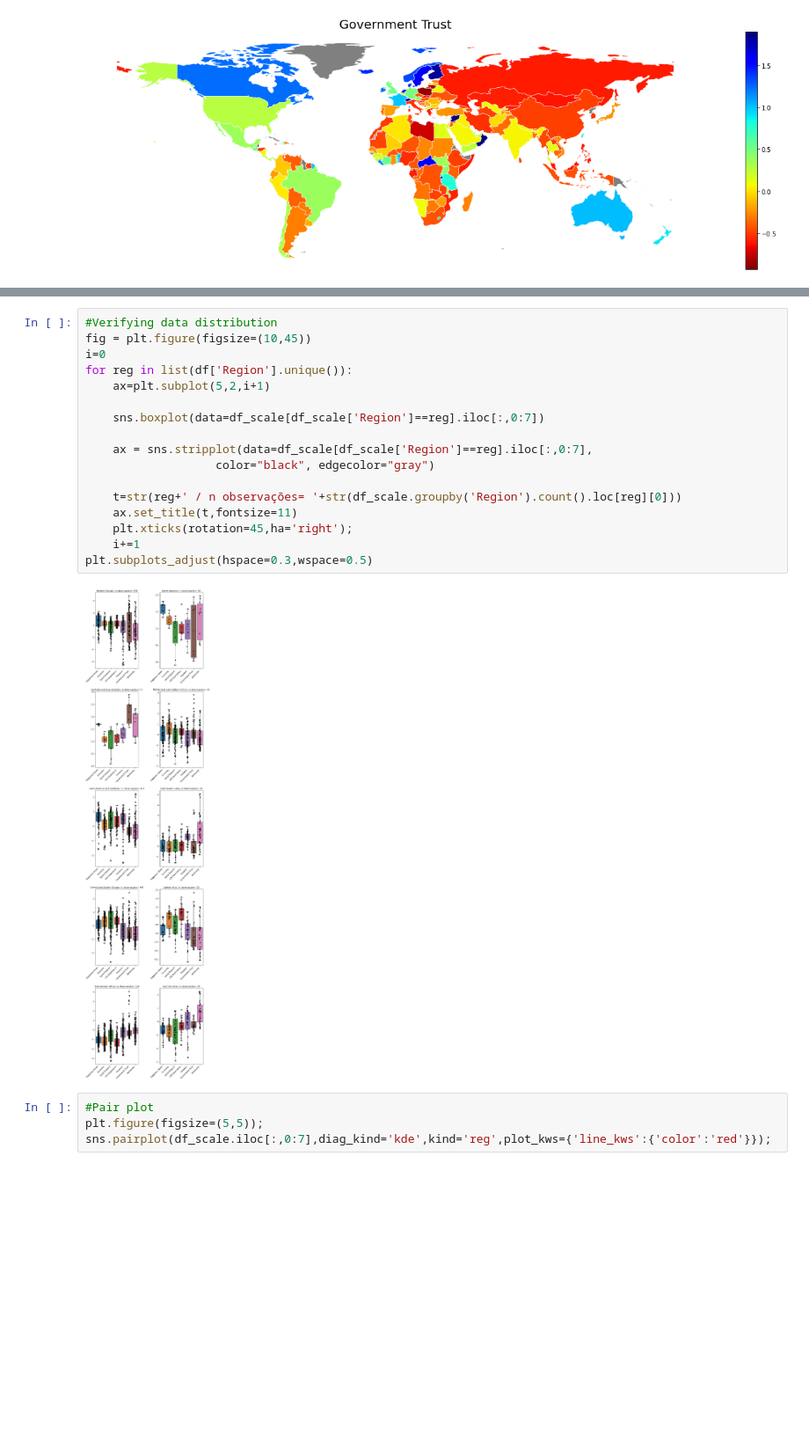
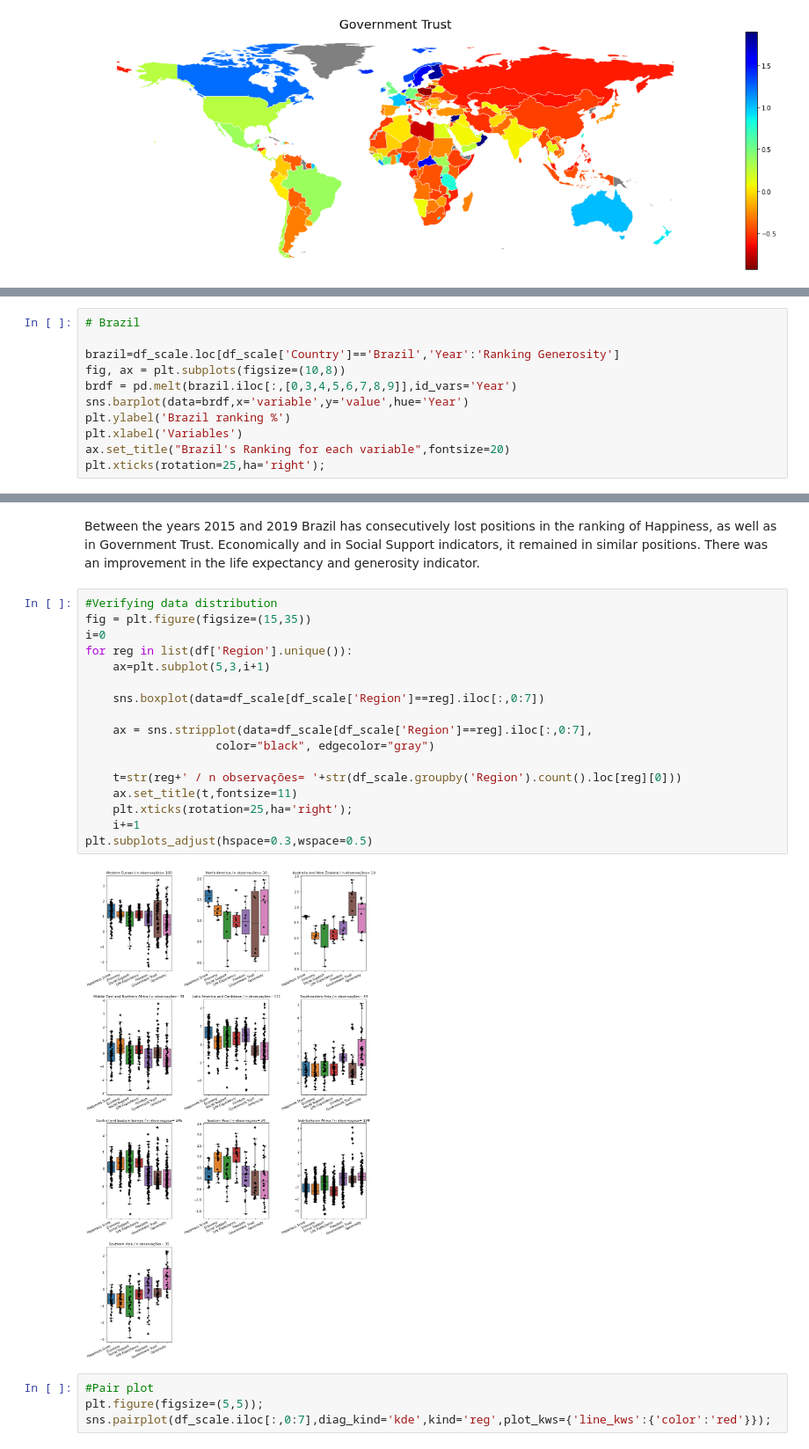
Before and after one commit to leokobi/World-Happiness-Analysis, a Jupyter notebook: Analise Felicidade Mundo.ipynb, the cells around one changed output, grey strips where cells are left out. Shown at 88% size. Saved outputs shown, nothing was run; the diff lists cells and outputs as text; blank space fills up the shorter version.

```diff
--- a/Analise Felicidade Mundo.ipynb
+++ b/Analise Felicidade Mundo.ipynb
@@ -372,0 +416,11 @@ sns.boxplot(data=df_scale.iloc[:,0:7])
+# %%
+# Brazil
+
+brazil=df_scale.loc[df_scale['Country']=='Brazil','Year':'Ranking Generosity']
+fig, ax = plt.subplots(figsize=(10,8))
+brdf = pd.melt(brazil.iloc[:,[0,3,4,5,6,7,8,9]],id_vars='Year')
+sns.barplot(data=brdf,x='variable',y='value',hue='Year')
+plt.ylabel('Brazil ranking %')
+plt.xlabel('Variables')
+ax.set_title("Brazil's Ranking for each variable",fontsize=20)
+plt.xticks(rotation=25,ha='right');
@@ -373,22 +429,24 @@ sns.boxplot(data=df_scale.iloc[:,0:7])
+# %% [markdown]
+Between the years 2015 and 2019 Brazil has consecutively lost positions in the ranking of Happiness, as well as in Government Trust. Economically and in Social Support indicators, it remained in similar positions. There was an improvement in the life expectancy and generosity indicator.
 # %%
 #Verifying data distribution
-fig = plt.figure(figsize=(10,45))
+fig = plt.figure(figsize=(15,35))
 i=0
 for reg in list(df['Region'].unique()):
-    ax=plt.subplot(5,2,i+1)
+    ax=plt.subplot(5,3,i+1)
 
     sns.boxplot(data=df_scale[df_scale['Region']==reg].iloc[:,0:7])
 
     ax = sns.stripplot(data=df_scale[df_scale['Region']==reg].iloc[:,0:7],
                    color="black", edgecolor="gray")
 
     t=str(reg+' / n observações= '+str(df_scale.groupby('Region').count().loc[reg][0]))
     ax.set_title(t,fontsize=11)
-    plt.xticks(rotation=45,ha='right');
+    plt.xticks(rotation=25,ha='right');
     i+=1
 plt.subplots_adjust(hspace=0.3,wspace=0.5)
 # %% [output]
-[figure, old version]
+[figure, new version]
 # %%
 #Pair plot
 plt.figure(figsize=(5,5));
```
Also changed, not shown: parts of 99 cells of this notebook.
